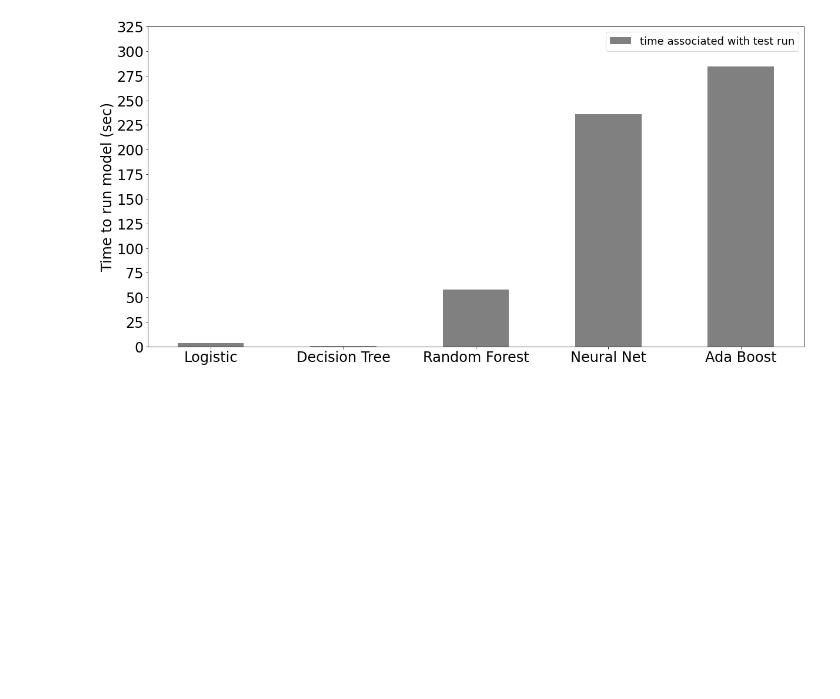
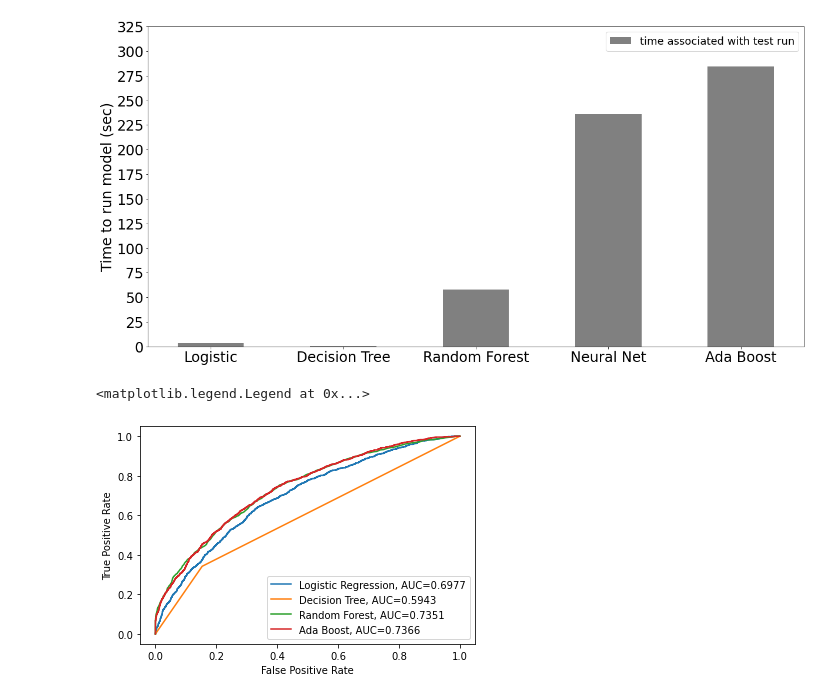
Before and after one commit to angelathe/classifying-opioid-use, a Jupyter notebook: models.ipynb, the cells around one changed output. Drawn from its saved outputs; the diff is of its cells as text; code cells hidden in the pictures; blank space fills up the shorter version.

Commit message:
Adding roc figure

```diff
--- a/models.ipynb
+++ b/models.ipynb
@@ -94,4 +99,9 @@ print(f"decision tree model precision on valid: {decision_tree_precision*100:.1f
 print(f"decision tree model recall on valid: {decision_tree_recall*100:.1f}%")
 print(f"decision tree model f1 on valid: {decision_tree_f1*100:.1f}%")
 print(f'decision tree model time in seconds to predict valid: {decision_tree_time:.1f} seconds')
+
+#Save for ROC plot
+y_pred = decision_tree.predict_proba(X_test)[:, 1]
+fpr_tree, tpr_tree, _ = metrics.roc_curve(y_test, y_pred)
+auc_tree = round(metrics.roc_auc_score(y_test, y_pred), 4)
 # %% [output]
@@ -107,7 +117,7 @@ random_forest_accuracy_scores = []
 random_forest_precision_scores = []
 random_forest_recall_scores = []
 random_forest_f1_scores = []
-max_acc = 0
+max_recall = 0
 for estimator in [10,50,100,250,500]:
     start_time = time.time()
     forest_model = RandomForestClassifier(random_state = 0, n_jobs = 1, n_estimators = estimator, class_weight = 'balanced')
@@ -119,8 +129,12 @@ for estimator in [10,50,100,250,500]:
     forest_model_precision = precision_score(y_valid, y_predict)
     forest_model_recall = recall_score(y_valid, y_predict)
     forest_model_f1 = f1_score(y_valid, y_predict)
-    if forest_model_accuracy > max_acc:
+    if forest_model_recall > max_recall:
         importances = forest_model.feature_importances_
+        #Save for ROC plot
+        y_pred = forest_model.predict_proba(X_test)[:, 1]
+        fpr_forest, tpr_forest, _ = metrics.roc_curve(y_test, y_pred)
+        auc_forest = round(metrics.roc_auc_score(y_test, y_pred), 4)
 
 
     random_forest_times.append(forest_model_time)
@@ -200,6 +214,11 @@ for layers in [(100,50,25), (10, 5, 2), (25, 25, 25), (10, 9, 8), (10, 5), (100,
                     nn_precision = precision_score(y_valid, y_predict)
                     nn_recall = recall_score(y_valid, y_predict)
                     nn_f1 = f1_score(y_valid, y_predict)
+                    if nn_recall > max_recall:
+                        #Save for ROC plot
+                        y_pred = clf.predict_proba(X_test)[:, 1]
+                        fpr_neural, tpr_neural, _ = metrics.roc_curve(y_test, y_pred)
+                        auc_neural = round(metrics.roc_auc_score(y_test, y_pred), 4)
 
                     nn_times.append(nn_time)
                     nn_accuracy_scores.append(nn_accuracy)
@@ -220,6 +239,7 @@ ada_boost_accuracy_scores = []
 ada_boost_precision_scores = []
 ada_boost_recall_scores = []
 ada_boost_f1_scores = []
+max_recall = 0
 for learning_rate in [0.01, .05, 0.1, 0.2]:
     for n in [100, 200, 500, 1000]:
         ada_boost = AdaBoostClassifier(n_estimators=n, learning_rate=learning_rate, algorithm='SAMME.R', random_state=1).fit(X_train, y_train)
@@ -230,6 +250,11 @@ for learning_rate in [0.01, .05, 0.1, 0.2]:
         ada_boost_precision = precision_score(y_valid, y_predict)
         ada_boost_recall = recall_score(y_valid, y_predict)
         ada_boost_f1 = f1_score(y_valid, y_predict)
+        if ada_boost_recall > max_recall:
+            #Save for ROC plot
+            y_pred = ada_boost.predict_proba(X_test)[:, 1]
+            fpr_ada, tpr_ada, _ = metrics.roc_curve(y_test, y_pred)
+            auc_ada = round(metrics.roc_auc_score(y_test, y_pred), 4)
 
         ada_boost_times.append(ada_boost_time)
         ada_boost_accuracy_scores.append(ada_boost_accuracy)
@@ -675,3 +699,19 @@ plt.show()
 [figure]
 [figure]
 [figure]
+# %%
+#set up plotting area
+plt.figure(0).clf()
+
+
+plt.plot(fpr_log,tpr_log,label="Logistic Regression, AUC="+str(auc_log))
+plt.plot(fpr_tree,tpr_tree,label="Decision Tree, AUC="+str(auc_tree))
+plt.plot(fpr_forest,tpr_forest,label="Random Forest, AUC="+str(auc_forest))
+#plt.plot(fpr_neural,tpr_neural,label="Neural Net, AUC="+str(auc_neural))
+plt.plot(fpr_ada,tpr_ada,label="Ada Boost, AUC="+str(auc_ada))
+plt.xlabel('False Positive Rate')
+plt.ylabel('True Positive Rate')
+plt.legend()
+# %% [output]
+<matplotlib.legend.Legend at 0x...>
+[figure, added]
```
Also changed, not shown: parts of 6 cells of this notebook, 1 other file.
